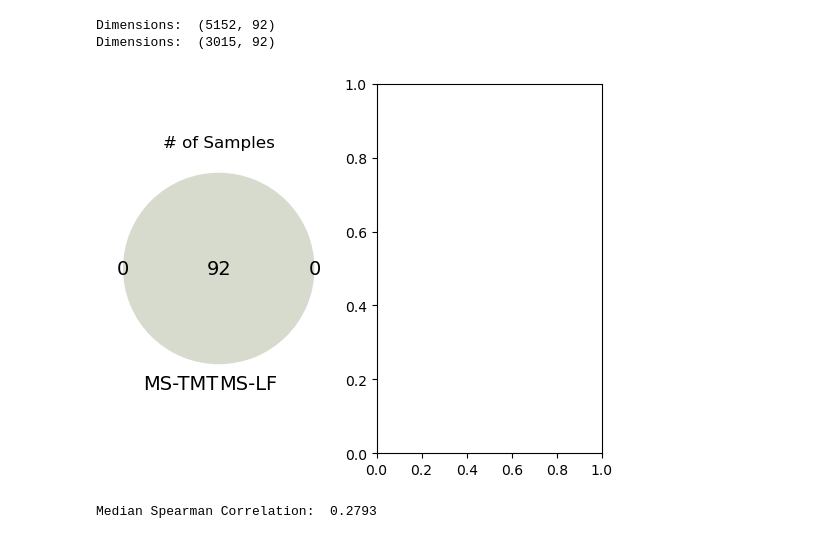
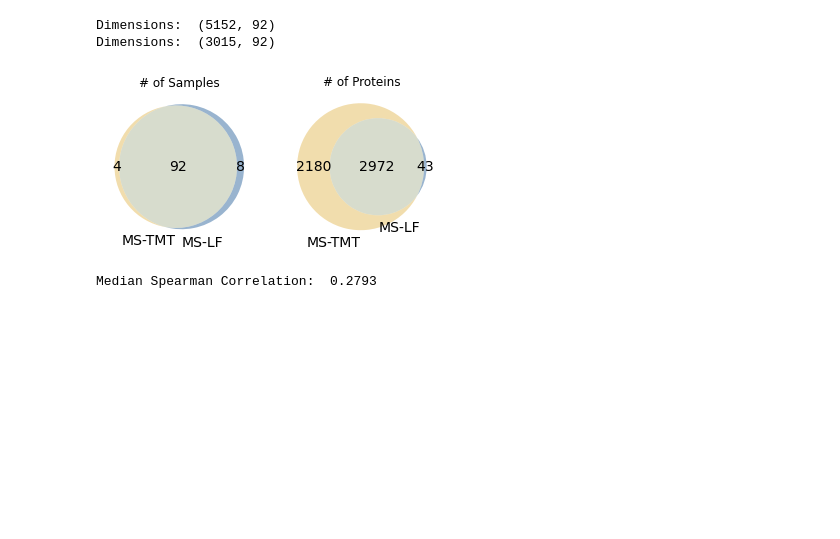
Before and after one commit to cancergenetics/limitations_of_omics_reproducibility, a Jupyter notebook: 01_data_processing/2_process_proteomic_replicates.ipynb, the cells around one changed output. Drawn from its saved outputs; the diff is of its cells as text; code cells hidden in the pictures; blank space fills up the shorter version.

Commit message:
Updated venn diagrams and README

```diff
--- a/01_data_processing/2_process_proteomic_replicates.ipynb
+++ b/01_data_processing/2_process_proteomic_replicates.ipynb
@@ -159,12 +158,12 @@ Dimensions:  (3015, 92)
 # %%
 labels=['MS-TMT', 'MS-LF']
 figure, axes = plt.subplots(1,2)
-plot_venn(set(colon_proteomics_tmt_processed.columns), set(colon_proteomics_lf_processed.columns),
+plot_venn(set(colon_proteomics_tmt.columns), set(colon_proteomics_lf.columns),
           axes[0], sample_title, labels)
 plot_venn(set(colon_proteomics_tmt_processed.index), set(colon_proteomics_lf_processed.index),
           axes[1], proteins_title, labels)
 # %% [output]
-[figure, old version]
+[figure, new version]
 # %%
 correlation_colon_replicates = standardised_pipeline_utils.correlate_genewise(colon_proteomics_tmt_processed,
                                                                                colon_proteomics_lf_processed,
```
Also changed, not shown: parts of 3 cells of this notebook, 4 other files.
